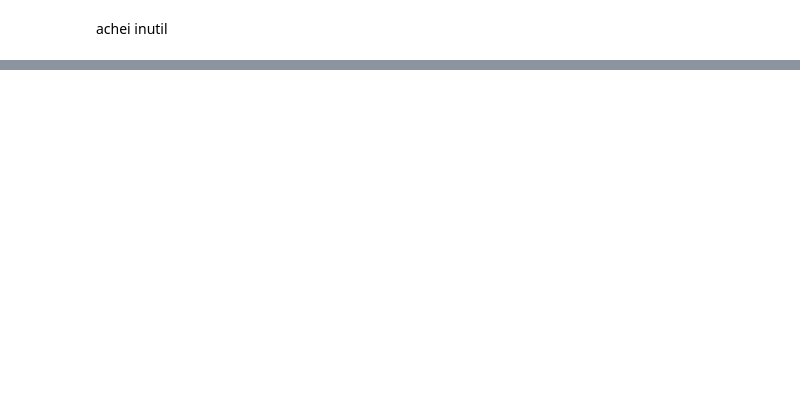
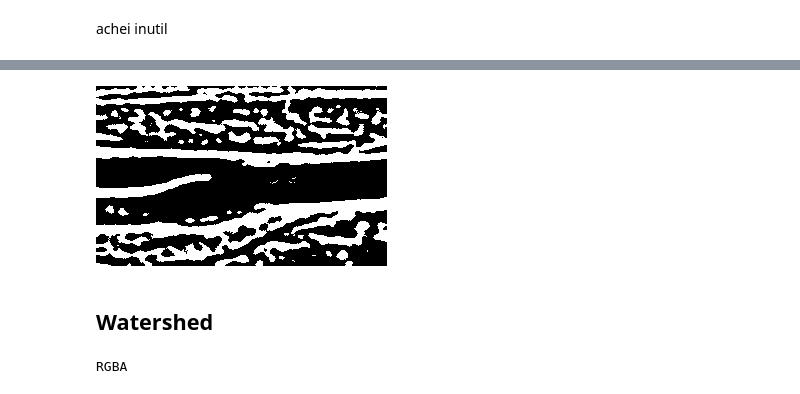
Before and after one commit to LaKHamote/segmentacao_cardiovascular, a Jupyter notebook: main.ipynb, the cells around one changed output, grey strips where cells are left out. Saved outputs shown, nothing was run; the diff lists cells and outputs as text; code cells hidden in the pictures; blank space fills up the shorter version.

Commit message:
✨ watershed

```diff
--- a/main.ipynb
+++ b/main.ipynb
@@ -97,0 +130,12 @@ Image.fromarray(conection)
+# %%
+Image.fromarray(thresh_gaussian)
+# %% [output]
+[figure, added]
+# %% [markdown]
+## Watershed
+# %%
+img = Image.open("tatiana.png")
+print(img.mode)
+gray_img = cv2.cvtColor(np.array(img), cv2.COLOR_RGBA2GRAY)
+# %% [output]
+RGBA
```
Also changed, not shown: parts of 20 cells of this notebook.
